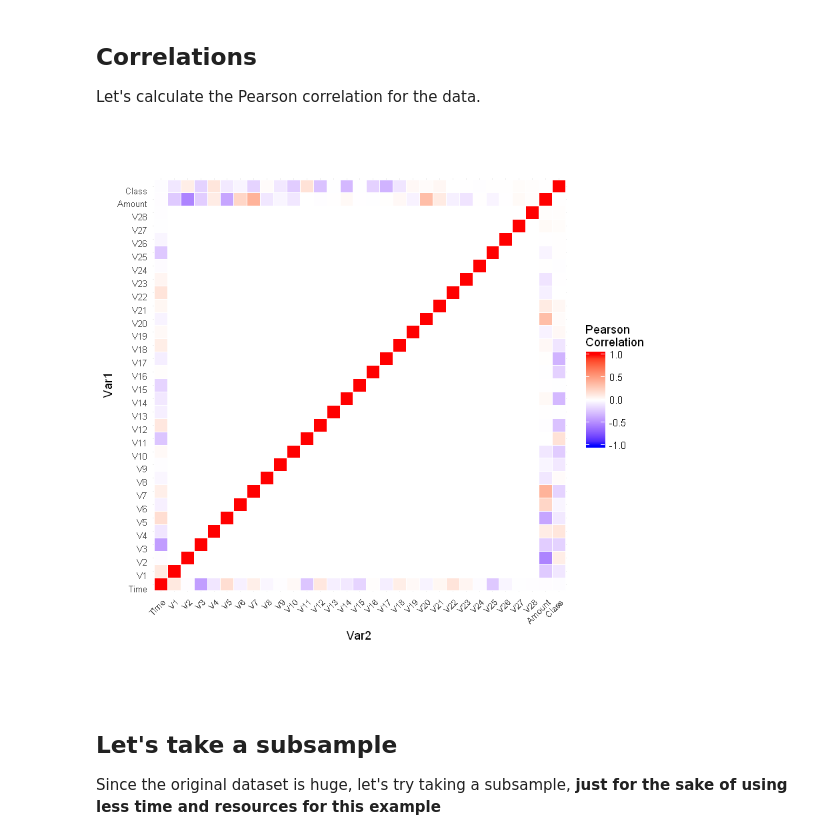
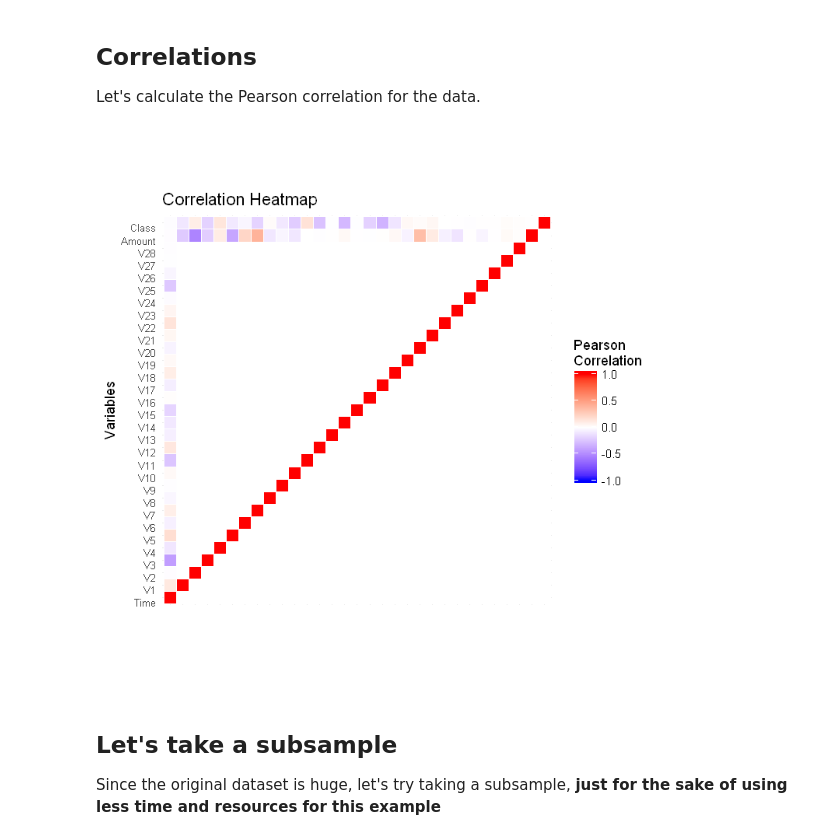
Before and after one commit to mmmlc/mlTeachings, a Jupyter notebook: 2_5_CreditCardFraud.ipynb, the cells around one changed output. Drawn from its saved outputs; the diff is of its cells as text; code cells hidden in the pictures.

```diff
--- a/2_5_CreditCardFraud.ipynb
+++ b/2_5_CreditCardFraud.ipynb
@@ -62,25 +62,27 @@ creditcard %>%
 Let's calculate the Pearson correlation for the data.
 # %%
 correlations = creditcard  %>% cor(use = "complete.obs", method = "pearson")
+
+correlations[upper.tri(correlations)] = 0
 
 correlations_gathered = as.data.frame(correlations) %>%
   mutate(Var1 = factor(row.names(.), levels=row.names(.))) %>%
   gather(key = Var2, value = value, -Var1, na.rm = TRUE, factor_key = TRUE)
 
-options(repr.plot.width=7, repr.plot.height=7)
+options(repr.plot.width=6, repr.plot.height=6)
 ggplot(data = correlations_gathered, aes(Var2, Var1, fill = value)) +
   geom_tile(color = "white")+
   scale_fill_gradient2(low = "blue", high = "red", mid = "white",
                        midpoint = 0, limit = c(-1,1), space = "Lab",
                        name="Pearson\nCorrelation") +
   theme_minimal() +
-  theme(axis.text.x = element_text(angle = 45, vjust = 1,
+  theme(axis.text.y = element_text(angle = 0, vjust = 1,
                                    size = 8, hjust = 1),
-        axis.text.y = element_text(vjust = 1,
-    size = 8, hjust = 1))+
+        axis.text.x = element_blank()) + xlab("") + ylab('Variables') +
+ ggtitle('Correlation Heatmap') +
  coord_fixed()
 # %% [output]
-[figure, old version]
+[figure, new version]
 # %% [markdown]
 ## Let's take a subsample
 
```
Also changed, not shown: parts of 6 cells of this notebook.
